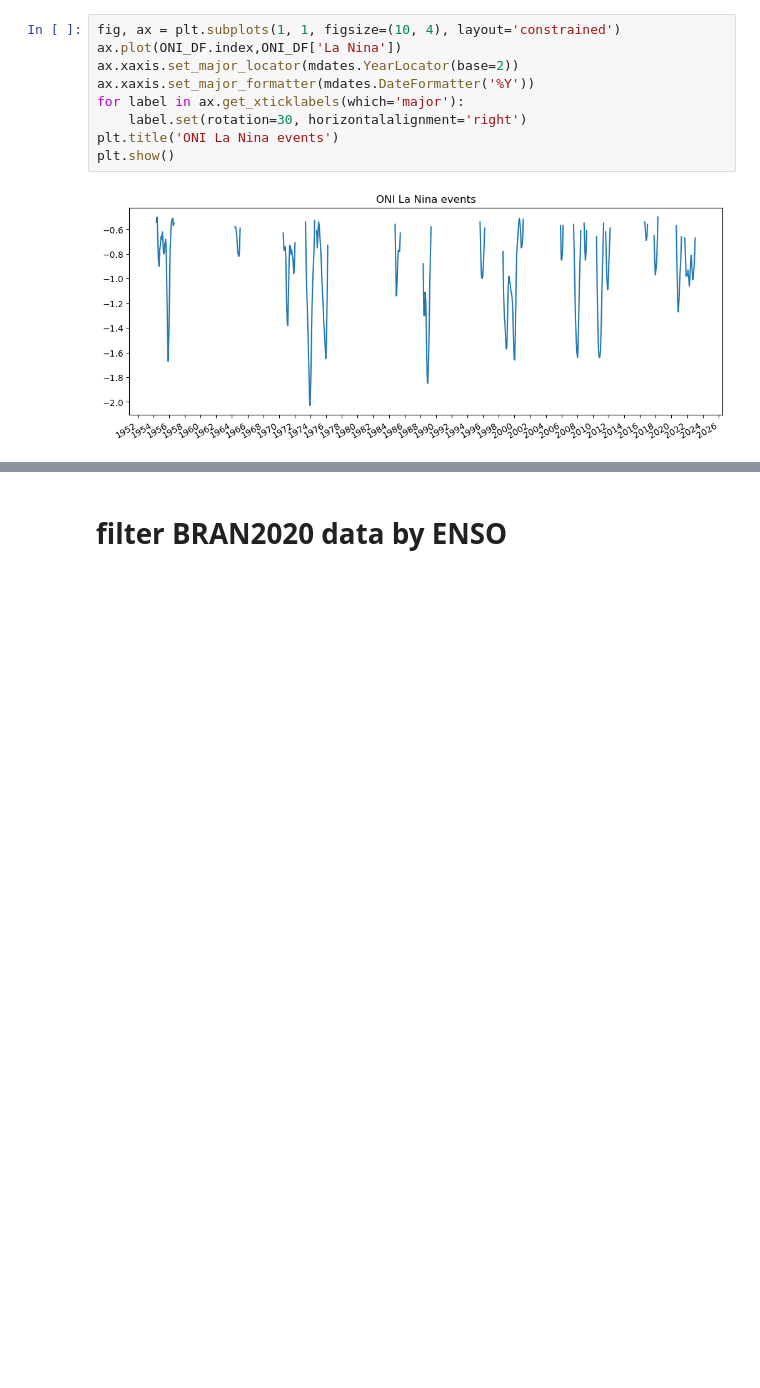
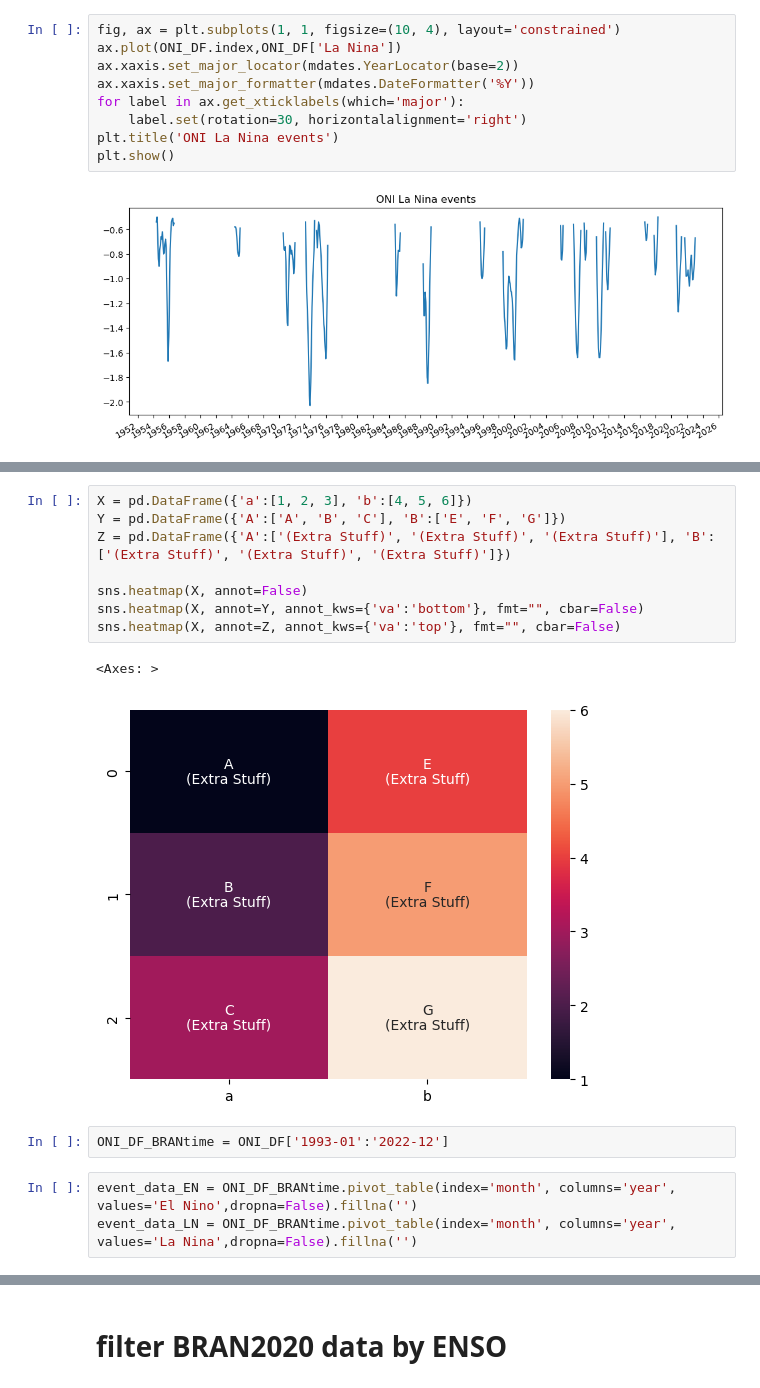
Before and after one commit to Thomas-Moore-Creative/BRAN-climatology-generator-demo, a Jupyter notebook: notebooks/demo_sandbox.ipynb, the cells around one changed output, grey strips where cells are left out. Saved outputs shown, nothing was run; the diff lists cells and outputs as text; blank space fills up the shorter version.

```diff
--- a/notebooks/demo_sandbox.ipynb
+++ b/notebooks/demo_sandbox.ipynb
@@ -435,0 +472,16 @@ plt.show()
+# %%
+X = pd.DataFrame({'a':[1, 2, 3], 'b':[4, 5, 6]})
+Y = pd.DataFrame({'A':['A', 'B', 'C'], 'B':['E', 'F', 'G']})
+Z = pd.DataFrame({'A':['(Extra Stuff)', '(Extra Stuff)', '(Extra Stuff)'], 'B':['(Extra Stuff)', '(Extra Stuff)', '(Extra Stuff)']})
+
+sns.heatmap(X, annot=False)
+sns.heatmap(X, annot=Y, annot_kws={'va':'bottom'}, fmt="", cbar=False)
+sns.heatmap(X, annot=Z, annot_kws={'va':'top'}, fmt="", cbar=False)
+# %% [output]
+<Axes: >
+[figure, added]
+# %%
+ONI_DF_BRANtime = ONI_DF['1993-01':'2022-12']
+# %%
+event_data_EN = ONI_DF_BRANtime.pivot_table(index='month', columns='year', values='El Nino',dropna=False).fillna('')
+event_data_LN = ONI_DF_BRANtime.pivot_table(index='month', columns='year', values='La Nina',dropna=False).fillna('')
```
Also changed, not shown: parts of 19 cells of this notebook.
